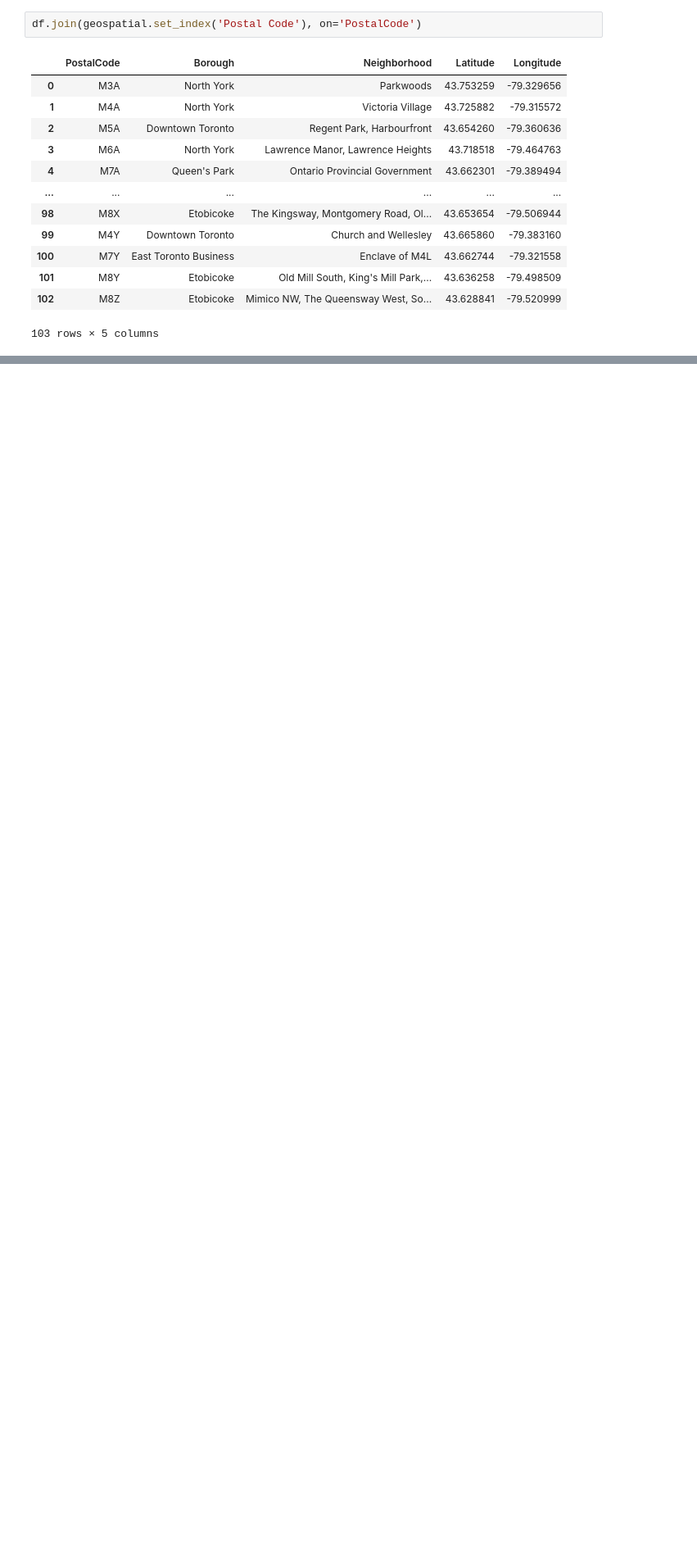
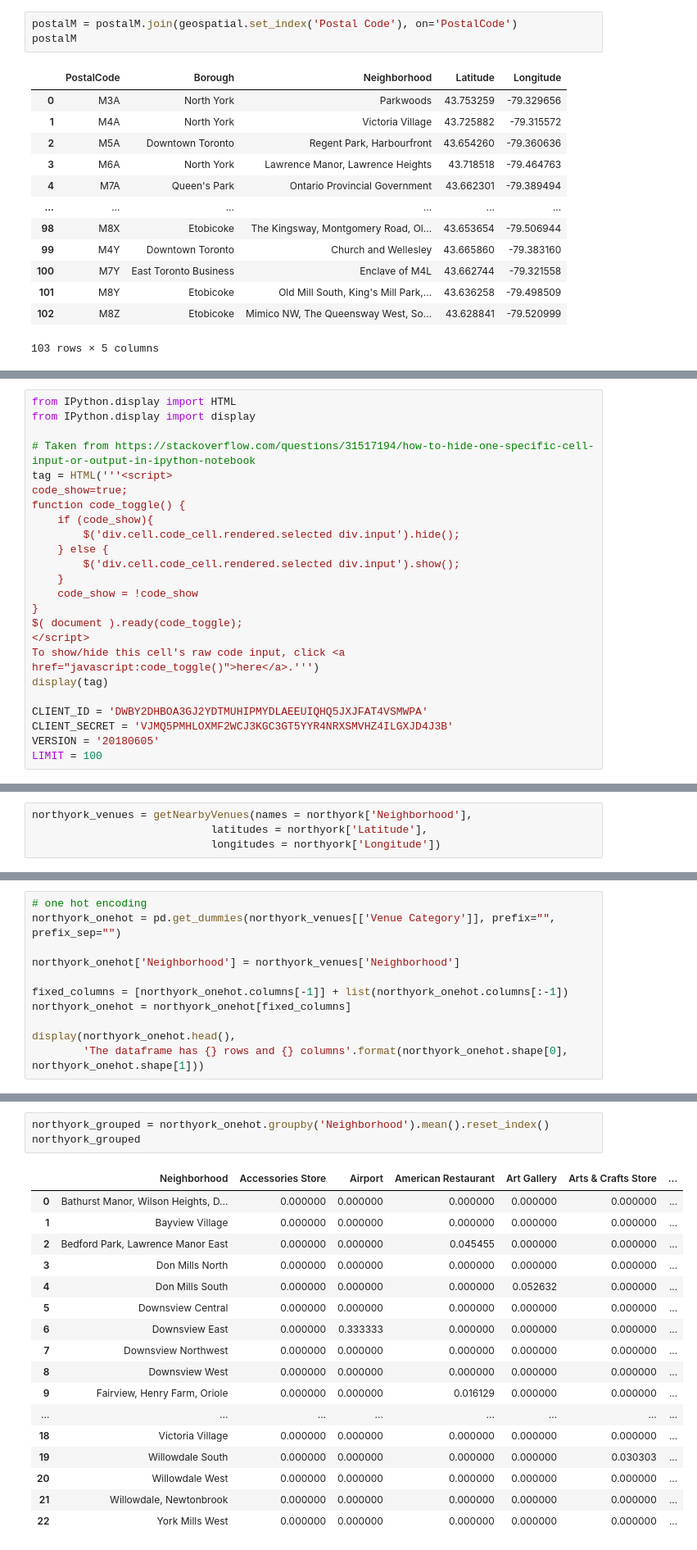
Before and after one commit to risqi-r/Coursera_Capstone, a Jupyter notebook: Peer Assignment - Segmenting and Clustering.ipynb, the cells around one changed output, grey strips where cells are left out. Shown at 82% size. Saved outputs shown, nothing was run; the diff lists cells and outputs as text; blank space fills up the shorter version.

```diff
--- a/Peer Assignment - Segmenting and Clustering.ipynb
+++ b/Peer Assignment - Segmenting and Clustering.ipynb
@@ -65,7 +83,8 @@ geospatial.head()
 | 3 | M1G | 43.770992 | -79.216917 |
 | 4 | M1H | 43.773136 | -79.239476 |
 # %%
-df.join(geospatial.set_index('Postal Code'), on='PostalCode')
+postalM = postalM.join(geospatial.set_index('Postal Code'), on='PostalCode')
+postalM
 # %% [output]
 |  | PostalCode | Borough | Neighborhood | Latitude | Longitude |
 | 0 | M3A | North York | Parkwoods | 43.753259 | -79.329656 |
@@ -82,0 +143,24 @@ df.join(geospatial.set_index('Postal Code'), on='PostalCode')
+# %%
+from IPython.display import HTML
+from IPython.display import display
+
+# Taken from https://stackoverflow.com/questions/31517194/how-to-hide-one-specific-cell-input-or-output-in-ipython-notebook
+tag = HTML('''<script>
+code_show=true;
+function code_toggle() {
+    if (code_show){
+        $('div.cell.code_cell.rendered.selected div.input').hide();
+    } else {
+        $('div.cell.code_cell.rendered.selected div.input').show();
+    }
+    code_show = !code_show
+}
+$( document ).ready(code_toggle);
+</script>
+To show/hide this cell's raw code input, click <a href="javascript:code_toggle()">here</a>.''')
+display(tag)
+
+CLIENT_ID = 'DWBY2DHBOA3GJ2YDTMUHIPMYDLAEEUIQHQ5JXJFAT4VSMWPA'
+CLIENT_SECRET = 'VJMQ5PMHLOXMF2WCJ3KGC3GT5YYR4NRXSMVHZ4ILGXJD4J3B'
+VERSION = '20180605'
+LIMIT = 100
@@ -82,0 +213,4 @@ df.join(geospatial.set_index('Postal Code'), on='PostalCode')
+# %%
+northyork_venues = getNearbyVenues(names = northyork['Neighborhood'],
+                            latitudes = northyork['Latitude'],
+                            longitudes = northyork['Longitude'])
@@ -82,0 +283,11 @@ df.join(geospatial.set_index('Postal Code'), on='PostalCode')
+# %%
+# one hot encoding
+northyork_onehot = pd.get_dummies(northyork_venues[['Venue Category']], prefix="", prefix_sep="")
+
+northyork_onehot['Neighborhood'] = northyork_venues['Neighborhood']
+
+fixed_columns = [northyork_onehot.columns[-1]] + list(northyork_onehot.columns[:-1])
+northyork_onehot = northyork_onehot[fixed_columns]
+
+display(northyork_onehot.head(),
+        'The dataframe has {} rows and {} columns'.format(northyork_onehot.shape[0], northyork_onehot.shape[1]))
@@ -82,0 +305,21 @@ df.join(geospatial.set_index('Postal Code'), on='PostalCode')
+# %%
+northyork_grouped = northyork_onehot.groupby('Neighborhood').mean().reset_index()
+northyork_grouped
+# %% [output]
+|  | Neighborhood | Accessories Store | Airport | American Restaurant | Art Gallery | Arts & Crafts Store | ... |
+| 0 | Bathurst Manor, Wilson Heights, D... | 0.000000 | 0.000000 | 0.000000 | 0.000000 | 0.000000 | ... |
+| 1 | Bayview Village | 0.000000 | 0.000000 | 0.000000 | 0.000000 | 0.000000 | ... |
+| 2 | Bedford Park, Lawrence Manor East | 0.000000 | 0.000000 | 0.045455 | 0.000000 | 0.000000 | ... |
+| 3 | Don Mills North | 0.000000 | 0.000000 | 0.000000 | 0.000000 | 0.000000 | ... |
+| 4 | Don Mills South | 0.000000 | 0.000000 | 0.000000 | 0.052632 | 0.000000 | ... |
+| 5 | Downsview Central | 0.000000 | 0.000000 | 0.000000 | 0.000000 | 0.000000 | ... |
+| 6 | Downsview East | 0.000000 | 0.333333 | 0.000000 | 0.000000 | 0.000000 | ... |
+| 7 | Downsview Northwest | 0.000000 | 0.000000 | 0.000000 | 0.000000 | 0.000000 | ... |
+| 8 | Downsview West | 0.000000 | 0.000000 | 0.000000 | 0.000000 | 0.000000 | ... |
+| 9 | Fairview, Henry Farm, Oriole | 0.000000 | 0.000000 | 0.016129 | 0.000000 | 0.000000 | ... |
+| ... | ... | ... | ... | ... | ... | ... | ... |
+| 18 | Victoria Village | 0.000000 | 0.000000 | 0.000000 | 0.000000 | 0.000000 | ... |
+| 19 | Willowdale South | 0.000000 | 0.000000 | 0.000000 | 0.000000 | 0.030303 | ... |
+| 20 | Willowdale West | 0.000000 | 0.000000 | 0.000000 | 0.000000 | 0.000000 | ... |
+| 21 | Willowdale, Newtonbrook | 0.000000 | 0.000000 | 0.000000 | 0.000000 | 0.000000 | ... |
+| 22 | York Mills West | 0.000000 | 0.000000 | 0.000000 | 0.000000 | 0.000000 | ... |
```
Also changed, not shown: parts of 56 cells of this notebook.
